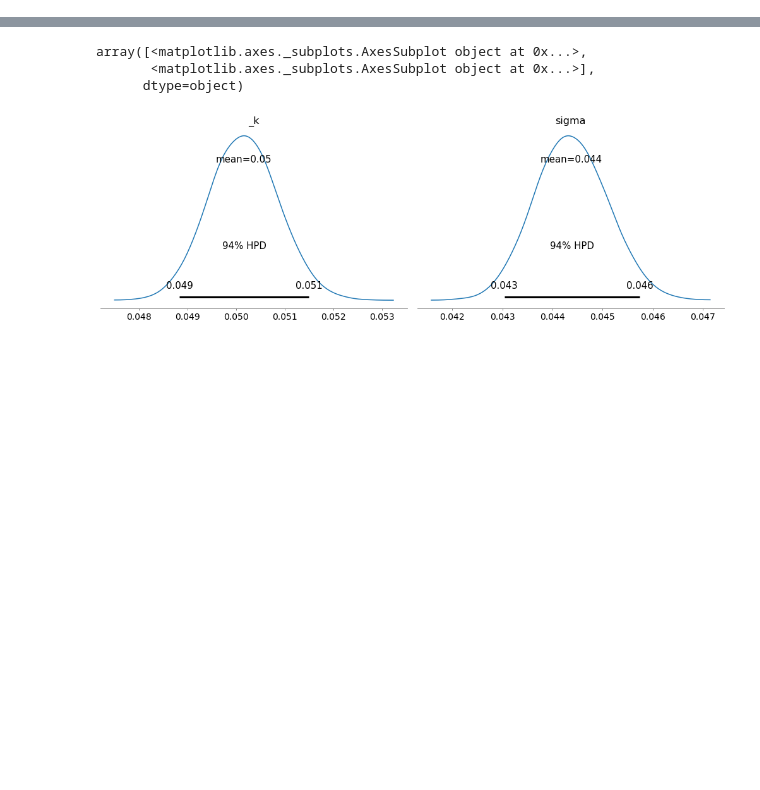
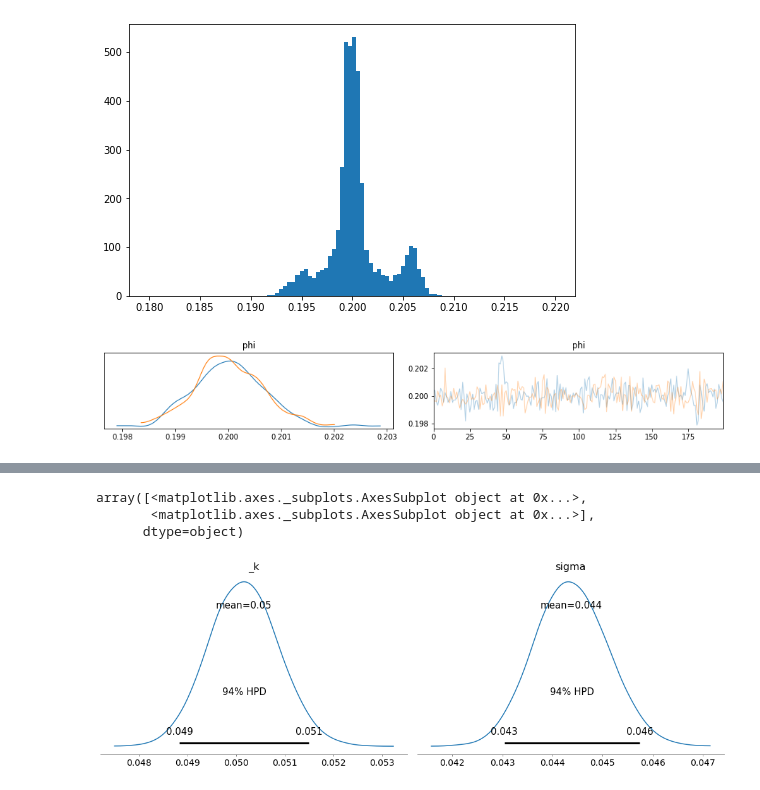
Before and after one commit to dmadea/Jupyter-Tutorials, a Jupyter notebook: MCMC/pymc3.ipynb, the cells around one changed output, grey strips where cells are left out. Cells and saved outputs as stored; diff of their text form; code cells hidden in the pictures; blank space fills up the shorter version.

```diff
--- a/MCMC/pymc3.ipynb
+++ b/MCMC/pymc3.ipynb
@@ -205,32 +364,29 @@ TypeError: slice indices must be integers or None or have an __index__ method
 # %%
-ode_model = DifferentialEquation(
-    func=dc_dt,
-    times=times,
-    n_states=2, n_theta=1,
-    t0=0
-)
+# create our Op
+logl = LogLike(D, times, wavelengths, ST, I_source, q0, V, [c0, 0])
 
 with pm.Model() as model:
 
     # Define priors
-    sigma = pm.HalfNormal("sigma", sd=2)
+    phi = pm.Uniform('phi', lower=0, upper=1, testval=0.2)
+    sigma = 0.01 #pm.Normal("sigma", sd=1, testval=0.01)
 
-#     theta = Normal('beta', mu=0, sd=10, shape=2)
+    params = T.as_tensor_variable([phi, sigma])
 
-    _k = pm.Normal('_k', mu=0.07, sd=3)
-#     a1 = pm.Normal('a1', mu=0.5, sd=1)
-#     a2 = pm.Normal('a2', mu=0.1, sd=1)
-#     a3 = pm.Normal('a3', mu=1, sd=10)
-    C = T.exp(-_k * times[:, None])
+    pm.DensityDist('likelihood', lambda p: logl(p), observed={'p': params})
 
-    U, S, VT = svd(C, full_matrices=0, compute_uv=1)
+    trace = pm.sample(200, tune=5, discard_tuned_samples=True, cores=1)
 
-    Sr = S[S > S[0] * 1e-8]
-    Ur = U[:, :Sr.shape[0]]
-    CC_plus_D = Ur.dot(Ur.T).dot(D)
+#     C = T.exp(-_k * times[:, None])
+
+#     U, S, VT = svd(C, full_matrices=0, compute_uv=1)
+
+#     Sr = S[S > S[0] * 1e-8]
+#     Ur = U[:, :Sr.shape[0]]
+#     CC_plus_D = Ur.dot(Ur.T).dot(D)
 
     # Define likelihood
-    likelihood = pm.Normal('y', mu=CC_plus_D , sd=sigma, observed=D)
+#     likelihood = pm.Normal('y', mu=CC_plus_D , sd=sigma, observed=D)
 
 #     # Inference!
 #     prior = pm.sample_prior_predictive()
@@ -240,0 +406,16 @@ TypeError: slice indices must be integers or None or have an __index__ method
+# %%
+logl.calls.__len__()
+# plt.rcParams['figure.figsize'] = [8, 5]
+# plt.plot(wavelengths, logl.ST_opts[1400].T)
+# plt.plot(wavelengths, ST.T, color='black', ls='--')
+# plt.show()
+all_phis = np.asarray([logl.calls[i][0] for i in range(len(logl.calls))])
+
+# all_phis
+_ = plt.hist(all_phis, bins=100, range=(0.18, 0.22))
+# %% [output]
+[figure, added]
+# %%
+_ = pm.traceplot(trace)
+# %% [output]
+[figure, added]
```
Also changed, not shown: parts of 8 cells of this notebook, 1 other file.
